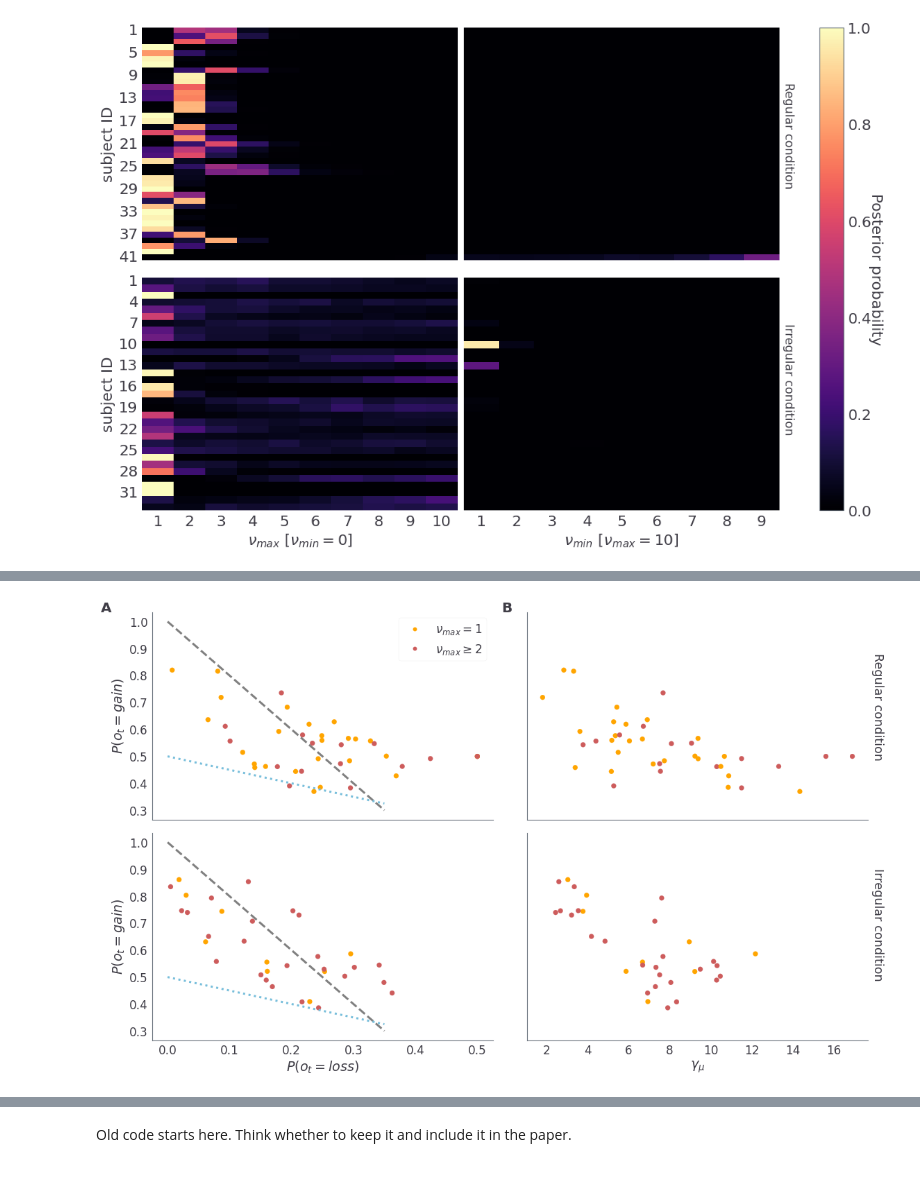
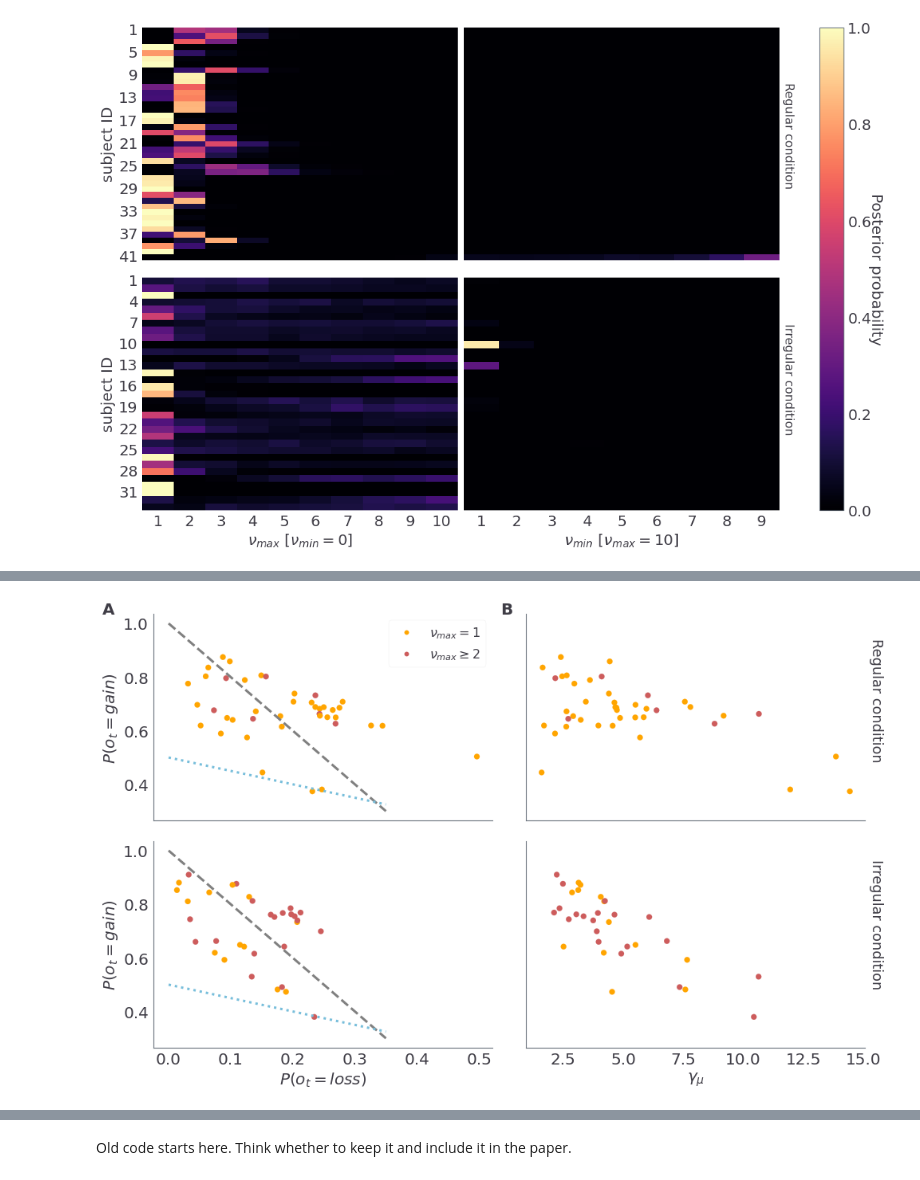
Before and after one commit to dimarkov/pybefit, a Jupyter notebook: examples/temporal_rev_learn/plot_behavioural_data.ipynb, the cells around one changed output, grey strips where cells are left out. Saved outputs shown, nothing was run; the diff lists cells and outputs as text; code cells hidden in the pictures.

```diff
--- a/examples/temporal_rev_learn/plot_behavioural_data.ipynb
+++ b/examples/temporal_rev_learn/plot_behavioural_data.ipynb
@@ -186,14 +177,0 @@ fig.savefig('Fig3.pdf', transparent=True, dpi=300)
-# %%
-import glob
-waics = {}
-samples = {}
-for filename in sorted(glob.glob('fit_waic_sample/fit_waic_sample_minf*.*')):
-    fits = np.load(filename, allow_pickle=True)
-    m = int(filename.split('_')[-1].split('.')[0].split('f')[-1])
-    print(m, filename)
-    waics[m] = fits['waic']
-    samples[m] = fits['samples'].item()
-
-waic_array = np.zeros((len(waics), nsub))
-for m in sorted(waics.keys()):
-    waic_array[m-1] = waics[m]
@@ -220,4 +178,4 @@ for m in sorted(waics.keys()):
 # %%
-fits = np.load('fit_waic_sample/dynpref_fit_sample_mixture.npz', allow_pickle=True)
+fits = np.load('fit_waic_sample/fit_sample_mixture_gamma1_pref_0.npz', allow_pickle=True)
 samples_mixture = fits['samples'].item()
 # %%
@@ -432,8 +362,10 @@ sns.despine(fig)
 # %%
 from matplotlib.colors import ListedColormap
-jtplot.style(theme='grade3', context='paper', fscale=1.6, grid=False)
-
-fig, axes = plt.subplots(2, 2, figsize=(16, 10), sharex='col', sharey='row')
+fig, axes = plt.subplots(2, 2, figsize=(16, 10), sharex='col', sharey='row',
+                         gridspec_kw={
+                            'wspace': 0.1,
+                            'hspace': 0.1
+                         })
 
 cmap = ListedColormap(['orange', 'indianred'])
 
@@ -447,42 +379,37 @@ for i in range(sum(cond[0])):
 my_col_irr = []
 for j in range(sum(cond[1])):
     if locs1[cond[1]][j]:
         my_col_irr.append(0)
     elif locs2[cond[1]][j]:
         my_col_irr.append(1)
 
-gammas = samples_mixture['mu']
-lambdas = samples_mixture['lam0']/samples_mixture['lam0'].sum(-1, keepdims=True)
-l1_m = np.mean(lambdas[..., 0], 0)
-l2_m = np.mean(lambdas[..., 1], 0)
-gmms = np.mean(gammas, 0)
+gammas = samples_mixture['gamma'].mean(-1)
+p0 = samples_mixture['p0'].mean(-2)
 
 x = np.array([.0, .35])
-sct = axes[0, 0].scatter(l1_m[cond[0]], l2_m[cond[0]], s=50, c=my_col_reg, cmap=cmap)
+sct = axes[0, 0].scatter(p0[cond[0], 0], p0[cond[0], 1], s=50, c=my_col_reg, cmap=cmap)
 axes[0, 0].plot(x, 1 - 2 * x, 'gray', linestyle='--', lw=3)
 axes[0, 0].plot(x, (1 - x)/2, 'c', linestyle=':', lw=3)
 
-axes[1, 0].scatter(l1_m[cond[1]], l2_m[cond[1]], s=50, c=my_col_irr, cmap=cmap)
+axes[1, 0].scatter(p0[cond[1], 0], p0[cond[1], 1], s=50, c=my_col_irr, cmap=cmap)
 axes[1, 0].plot(x, 1 - 2 * x, 'gray', linestyle='--', lw=3)
 axes[1, 0].plot(x, (1 - x)/2, 'c', linestyle=':', lw=3)
 
-axes[0, 1].scatter(gmms[cond[0]], l2_m[cond[0]], s=50, c=my_col_reg, cmap=cmap)
-axes[1, 1].scatter(gmms[cond[1]], l2_m[cond[1]], s=50, c=my_col_irr, cmap=cmap)
+axes[0, 1].scatter(gammas[cond[0]], p0[cond[0], 1], s=50, c=my_col_reg, cmap=cmap)
+axes[1, 1].scatter(gammas[cond[1]], p0[cond[1], 1], s=50, c=my_col_irr, cmap=cmap)
 
 axes[0, 0].set_ylabel(r'$P(o_t=gain)$')
 axes[1, 0].set_ylabel(r'$P(o_t=gain)$')
 axes[1, 0].set_xlabel(r'$P(o_t=loss)$')
 axes[1, 1].set_xlabel(r'$\gamma_{\mu}$')
 
 axes[0, 0].legend(handles=sct.legend_elements()[0], labels=[r'$\nu_{max}=1$', r'$\nu_{max} \geq 2$',r'$\nu_{min} \geq 1$'], loc=0)
 
 axes[0, 0].text(-.15, 1., string.ascii_uppercase[0], transform=axes[0, 0].transAxes, size=20, weight='bold')
 axes[0, 1].text(-.075, 1., string.ascii_uppercase[1], transform=axes[0, 1].transAxes, size=20, weight='bold')
 sns.despine(fig)
 
 axes[0, 1].text(1.01, .3, 'Regular condition', rotation=-90, transform=axes[0, 1].transAxes);
 axes[1, 1].text(1.01, .3, 'Irregular condition', rotation=-90, transform=axes[1, 1].transAxes);
-
-fig.tight_layout()
 # %% [output]
-[figure, old version]
+[figure, new version]
```
Also changed, not shown: parts of 10 cells of this notebook, 7 other files.
